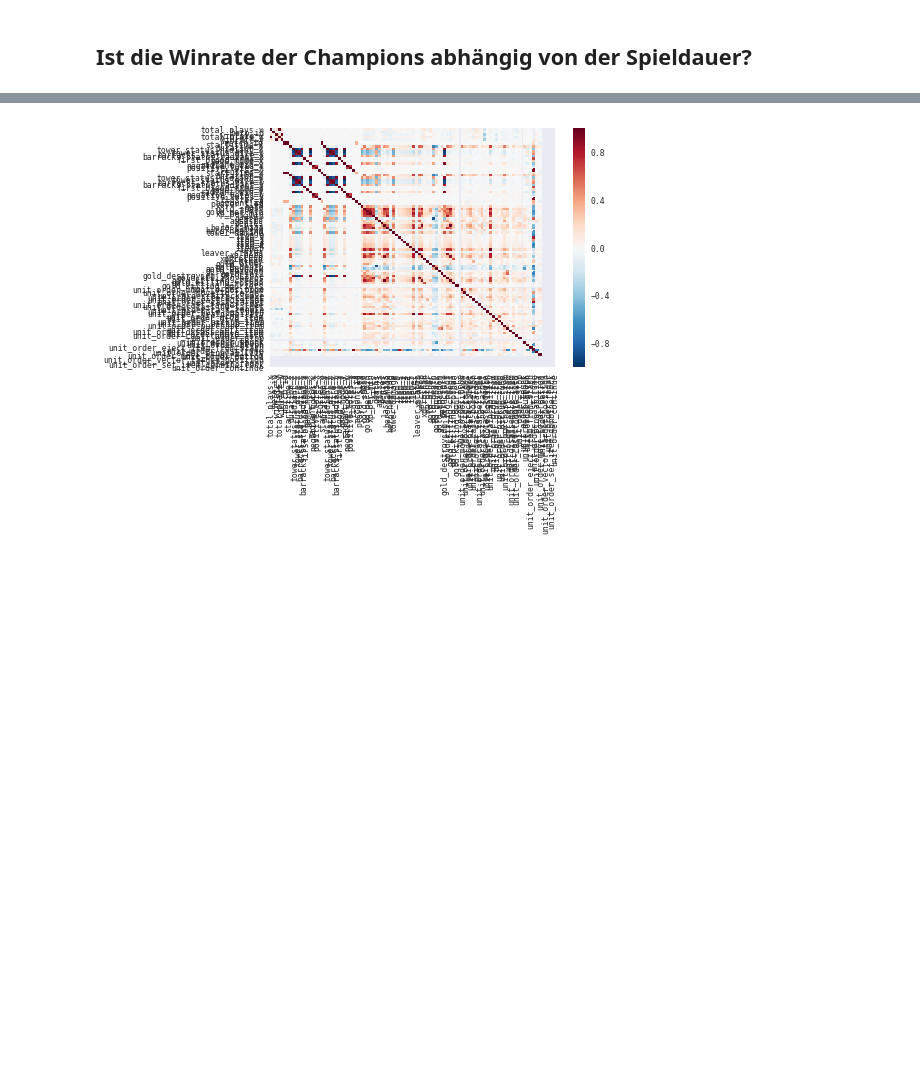
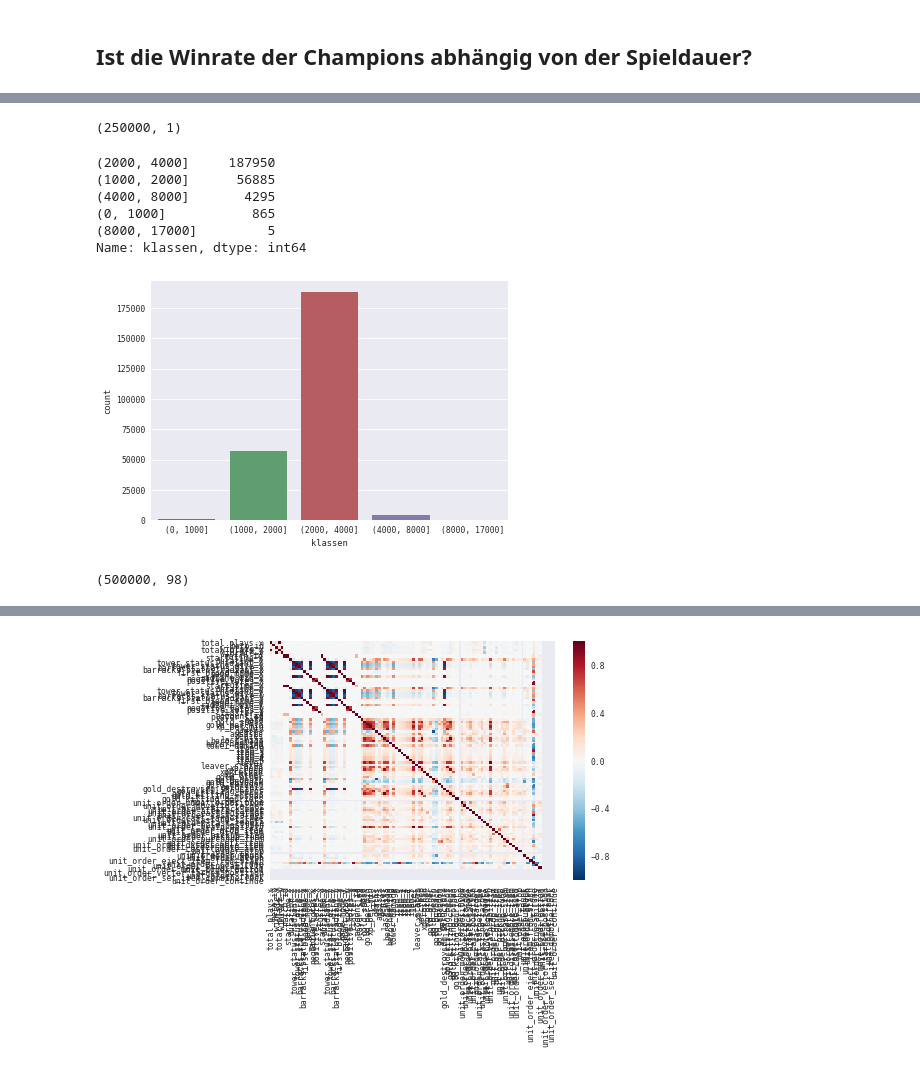
Before and after one commit to agruenth/BDA_SS17, a Jupyter notebook: Aufgabe 4.ipynb, the cells around one changed output, grey strips where cells are left out. Saved outputs shown, nothing was run; the diff lists cells and outputs as text; code cells hidden in the pictures; blank space fills up the shorter version.

```diff
--- a/Aufgabe 4.ipynb
+++ b/Aufgabe 4.ipynb
@@ -373,0 +343,3 @@ MemoryError:
+# %%
+# DataFram mit 5 Klassen für die Dauer erstellen
+df_mat_klassen = pd.DataFrame({'klassen': pd.cut(df_mat_sort['duration_x'], bins=[0,1000,2000,4000,8000,17000])})
@@ -373,0 +355,19 @@ MemoryError:
+# %%
+df_mat_klassen.shape
+# %% [output]
+(250000, 1)
+# %%
+table = df_mat_klassen['klassen'].value_counts()
+table
+# %% [output]
+(2000, 4000]     187950
+(1000, 2000]      56885
+(4000, 8000]       4295
+(0, 1000]           865
+(8000, 17000]         5
+Name: klassen, dtype: int64
+# %%
+# Häufigkeitsverteilung der Klassen
+sns.countplot(x='klassen', data=df_mat_klassen);
+# %% [output]
+[figure, added]
@@ -373,0 +377,4 @@ MemoryError:
+# %%
+df_mat_new.shape
+# %% [output]
+(500000, 98)
```
Also changed, not shown: parts of 20 cells of this notebook.
